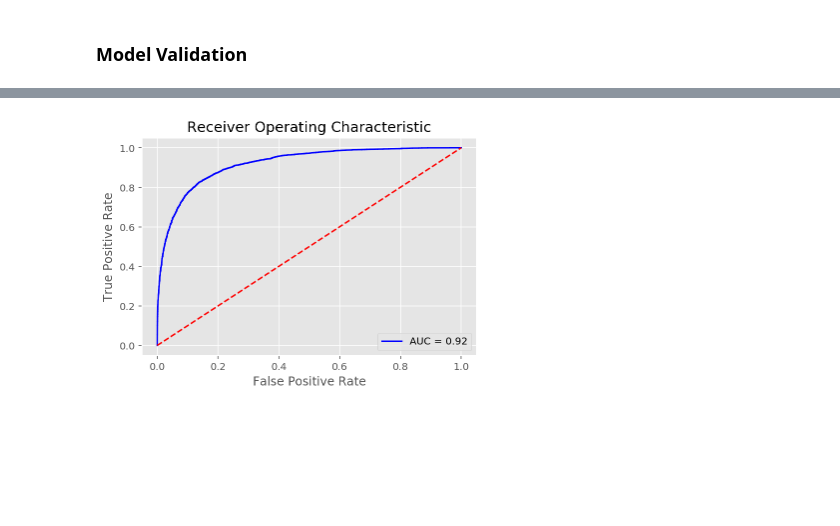
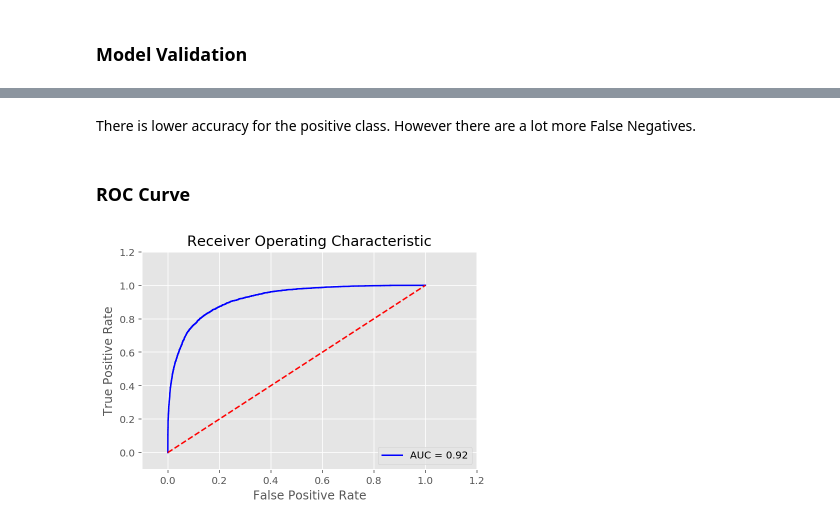
Before and after one commit to rnjeri/salesconversions, a Jupyter notebook: leadconversions/lead_optimization.ipynb, the cells around one changed output, grey strips where cells are left out. Drawn from its saved outputs; the diff is of its cells as text; code cells hidden in the pictures; blank space fills up the shorter version.

Commit message:
Some data validation

```diff
--- a/leadconversions/lead_optimization.ipynb
+++ b/leadconversions/lead_optimization.ipynb
@@ -373,27 +409,26 @@ plot_confusion_matrix(y_test, predicted_y)
+# %% [markdown]
+There is lower accuracy for the positive class. However there are a lot more False Negatives.
+# %% [markdown]
+### ROC Curve
 # %%
 from sklearn.metrics import roc_curve
 from sklearn.metrics import auc
-'''
-This ROCurve uses the subset of data that contains people who applied to be served
-by PPEP but received less than level 3 service
-'''
+
 y_predictprob_xgb = xgb_model.predict_proba(X_test)
 false_positive_rate_xgb_model, true_positive_rate_xgb_model, thresholds_xgb_model = roc_curve(y_test, y_predictprob_xgb[:,1])
 roc_auc_xgb = auc(false_positive_rate_xgb_model, true_positive_rate_xgb_model)
-
-##Plot ROC
 
 plt.title('Receiver Operating Characteristic')
 
 plt.plot(false_positive_rate_xgb_model, true_positive_rate_xgb_model, 'b',
 label='AUC = %0.2f'% roc_auc_xgb)
 
 plt.legend(loc='lower right')
 plt.plot([0,1],[0,1],'r--')
-#plt.xlim([-0.1,1.2])
-#plt.ylim([-0.1,1.2])
+plt.xlim([-0.1,1.2])
+plt.ylim([-0.1,1.2])
 plt.ylabel('True Positive Rate')
 plt.xlabel('False Positive Rate')
 plt.show()
 # %% [output]
-[figure, old version]
+[figure, new version]
```
Also changed, not shown: parts of 20 cells of this notebook.
